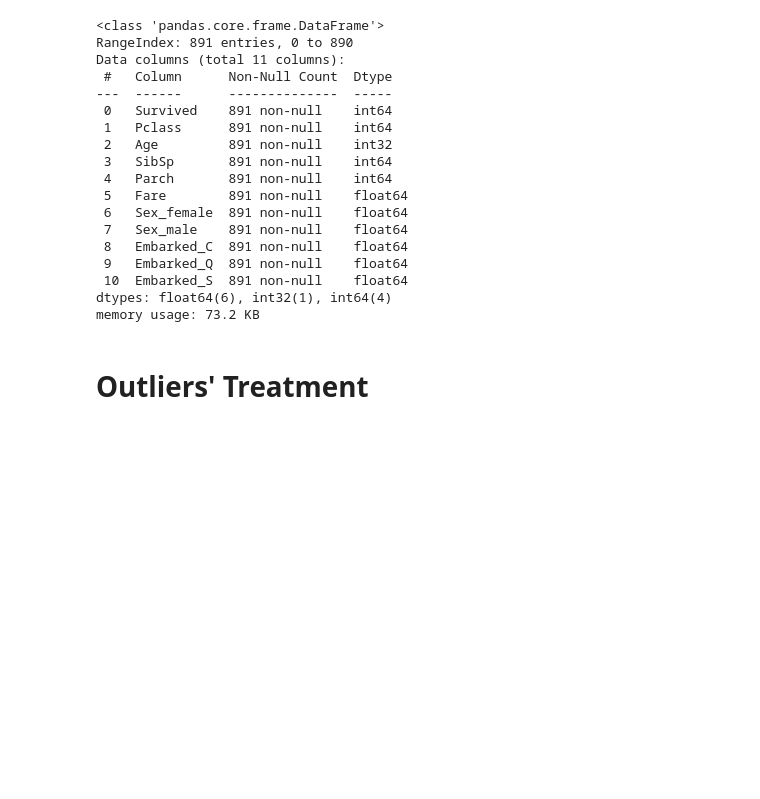
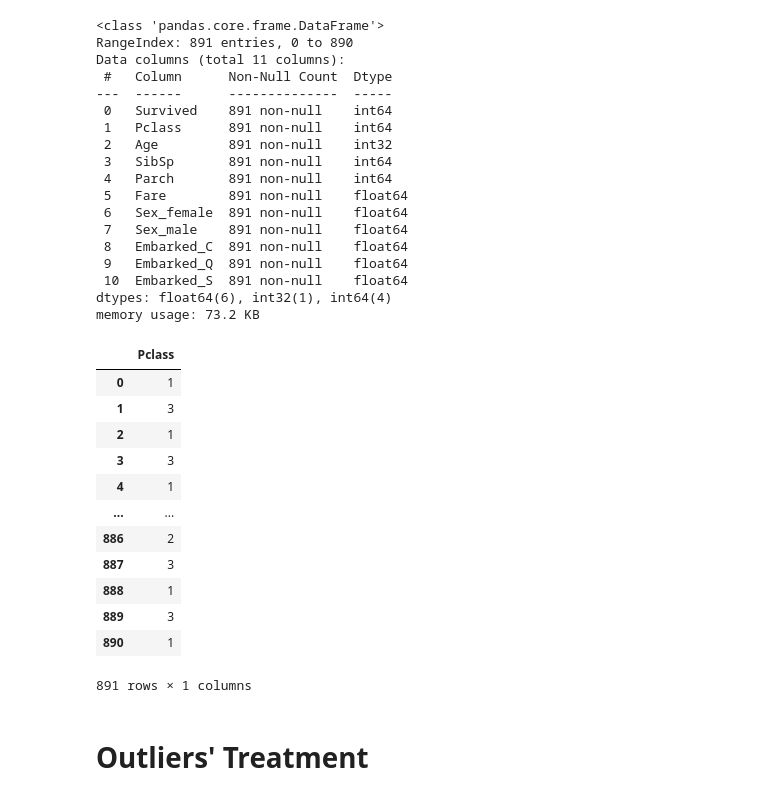
Before and after one commit to 202422/ML3_Titanic, a Jupyter notebook: Notebook/TitanicSurv.ipynb, the cells around one changed output. Saved outputs shown, nothing was run; the diff lists cells and outputs as text; code cells hidden in the pictures; blank space fills up the shorter version.

```diff
--- a/Notebook/TitanicSurv.ipynb
+++ b/Notebook/TitanicSurv.ipynb
@@ -321,6 +321,22 @@ Data columns (total 11 columns):
  10  Embarked_S  891 non-null    float64
 dtypes: float64(6), int32(1), int64(4)
 memory usage: 73.2 KB
+# %%
+df[["Pclass"]].replace([1,2,3],[3,2,1])
+# %% [output]
+|  | Pclass |
+| 0 | 1 |
+| 1 | 3 |
+| 2 | 1 |
+| 3 | 3 |
+| 4 | 1 |
+| ... | ... |
+| 886 | 2 |
+| 887 | 3 |
+| 888 | 1 |
+| 889 | 3 |
+| 890 | 1 |
+891 rows × 1 columns
 # %% [markdown]
 #  Outliers' Treatment
 # %%
```
Also changed, not shown: parts of 49 cells of this notebook.
